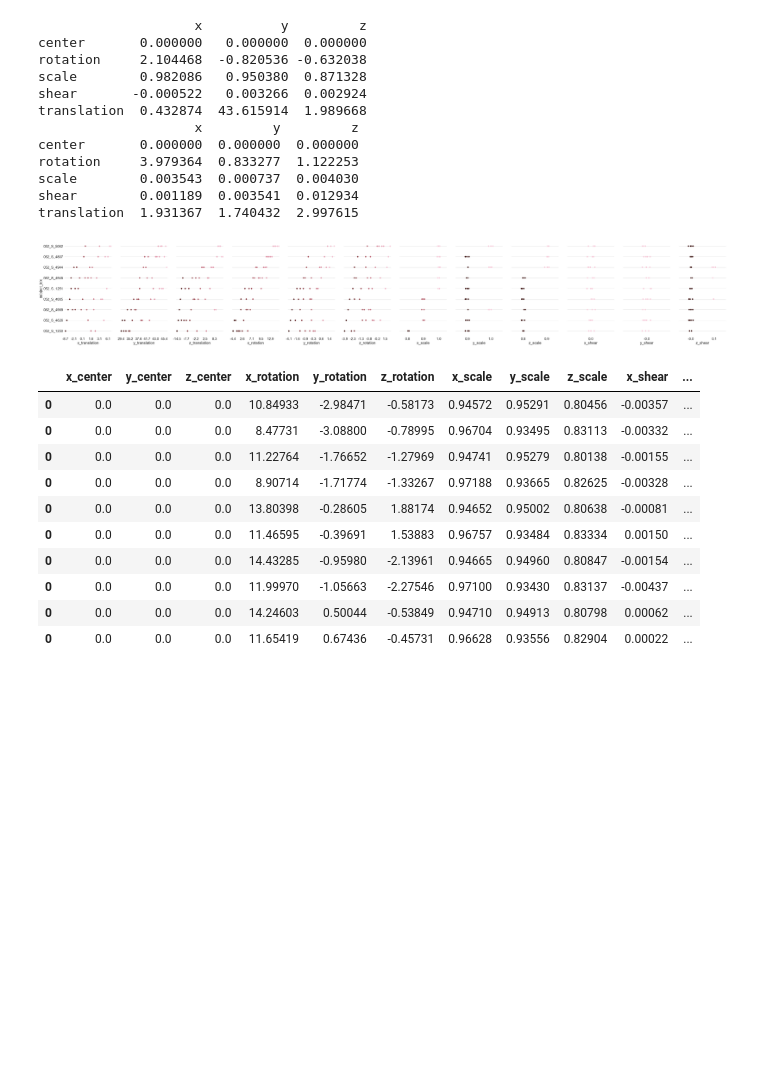
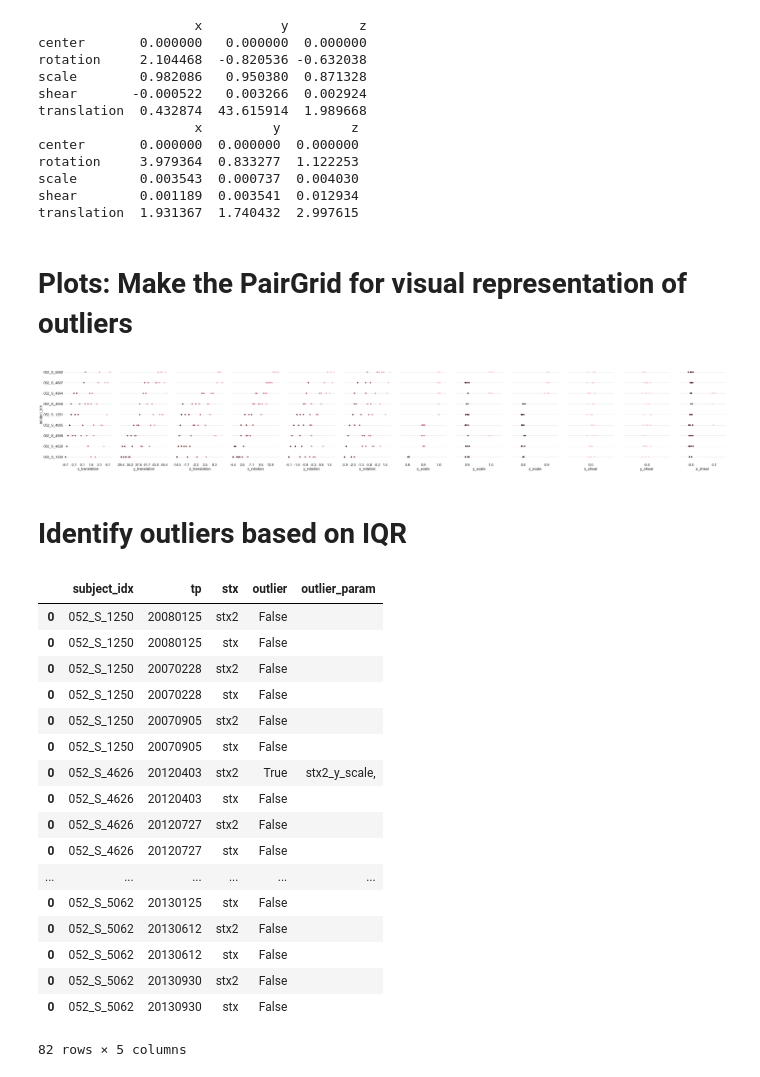
Before and after one commit to nikhil-C45/MR_preproc_dash, a Jupyter notebook: notebooks/MR_preproc_dash_registration_metrics.ipynb, the cells around one changed output. Drawn from its saved outputs; the diff is of its cells as text; code cells hidden in the pictures; blank space fills up the shorter version.

Commit message:
Changed overwritting of outlier param names to appending to a list

```diff
--- a/notebooks/MR_preproc_dash_registration_metrics.ipynb
+++ b/notebooks/MR_preproc_dash_registration_metrics.ipynb
@@ -92,4 +92,6 @@ rotation     3.979364  0.833277  1.122253
 scale        0.003543  0.000737  0.004030
 shear        0.001189  0.003541  0.012934
 translation  1.931367  1.740432  2.997615
+# %% [markdown]
+# Plots: Make the PairGrid for visual representation of outliers
 # %%
@@ -132,22 +134,31 @@ for ax in g.axes.flat:
 sns.despine(left=True, bottom=True)
 # %% [output]
 [figure]
+# %% [markdown]
+# Identify outliers based on IQR
 # %%
 dash_df = pd.read_pickle('/Users/nikhil/Downloads/test_dash_output.pkl')
 reg_dirs = ['stx','stx2']
 od_df = dash_df.copy()
 df = find_reg_outliers(od_df,reg_dirs,reg_cols)
 # %%
-df[df['subject_idx']=='052_S_4944'][reg_cols + ['subject_idx','tp','stx','outlier','outlier_param']]
+df[['subject_idx','tp','stx','outlier','outlier_param']]
 # %% [output]
-|  | x_center | y_center | z_center | x_rotation | y_rotation | z_rotation | x_scale | y_scale | z_scale | x_shear | ... |
-| 0 | 0.0 | 0.0 | 0.0 | 10.84933 | -2.98471 | -0.58173 | 0.94572 | 0.95291 | 0.80456 | -0.00357 | ... |
-| 0 | 0.0 | 0.0 | 0.0 | 8.47731 | -3.08800 | -0.78995 | 0.96704 | 0.93495 | 0.83113 | -0.00332 | ... |
-| 0 | 0.0 | 0.0 | 0.0 | 11.22764 | -1.76652 | -1.27969 | 0.94741 | 0.95279 | 0.80138 | -0.00155 | ... |
-| 0 | 0.0 | 0.0 | 0.0 | 8.90714 | -1.71774 | -1.33267 | 0.97188 | 0.93665 | 0.82625 | -0.00328 | ... |
-| 0 | 0.0 | 0.0 | 0.0 | 13.80398 | -0.28605 | 1.88174 | 0.94652 | 0.95002 | 0.80638 | -0.00081 | ... |
-| 0 | 0.0 | 0.0 | 0.0 | 11.46595 | -0.39691 | 1.53883 | 0.96757 | 0.93484 | 0.83334 | 0.00150 | ... |
-| 0 | 0.0 | 0.0 | 0.0 | 14.43285 | -0.95980 | -2.13961 | 0.94665 | 0.94960 | 0.80847 | -0.00154 | ... |
-| 0 | 0.0 | 0.0 | 0.0 | 11.99970 | -1.05663 | -2.27546 | 0.97100 | 0.93430 | 0.83137 | -0.00437 | ... |
-| 0 | 0.0 | 0.0 | 0.0 | 14.24603 | 0.50044 | -0.53849 | 0.94710 | 0.94913 | 0.80798 | 0.00062 | ... |
-| 0 | 0.0 | 0.0 | 0.0 | 11.65419 | 0.67436 | -0.45731 | 0.96628 | 0.93556 | 0.82904 | 0.00022 | ... |
+|  | subject_idx | tp | stx | outlier | outlier_param |
+| 0 | 052_S_1250 | 20080125 | stx2 | False |  |
+| 0 | 052_S_1250 | 20080125 | stx | False |  |
+| 0 | 052_S_1250 | 20070228 | stx2 | False |  |
+| 0 | 052_S_1250 | 20070228 | stx | False |  |
+| 0 | 052_S_1250 | 20070905 | stx2 | False |  |
+| 0 | 052_S_1250 | 20070905 | stx | False |  |
+| 0 | 052_S_4626 | 20120403 | stx2 | True | stx2_y_scale, |
+| 0 | 052_S_4626 | 20120403 | stx | False |  |
+| 0 | 052_S_4626 | 20120727 | stx2 | False |  |
+| 0 | 052_S_4626 | 20120727 | stx | False |  |
+| ... | ... | ... | ... | ... | ... |
+| 0 | 052_S_5062 | 20130125 | stx | False |  |
+| 0 | 052_S_5062 | 20130612 | stx2 | False |  |
+| 0 | 052_S_5062 | 20130612 | stx | False |  |
+| 0 | 052_S_5062 | 20130930 | stx2 | False |  |
+| 0 | 052_S_5062 | 20130930 | stx | False |  |
+82 rows × 5 columns
```
Also changed, not shown: parts of 2 cells of this notebook, 1 other file.
